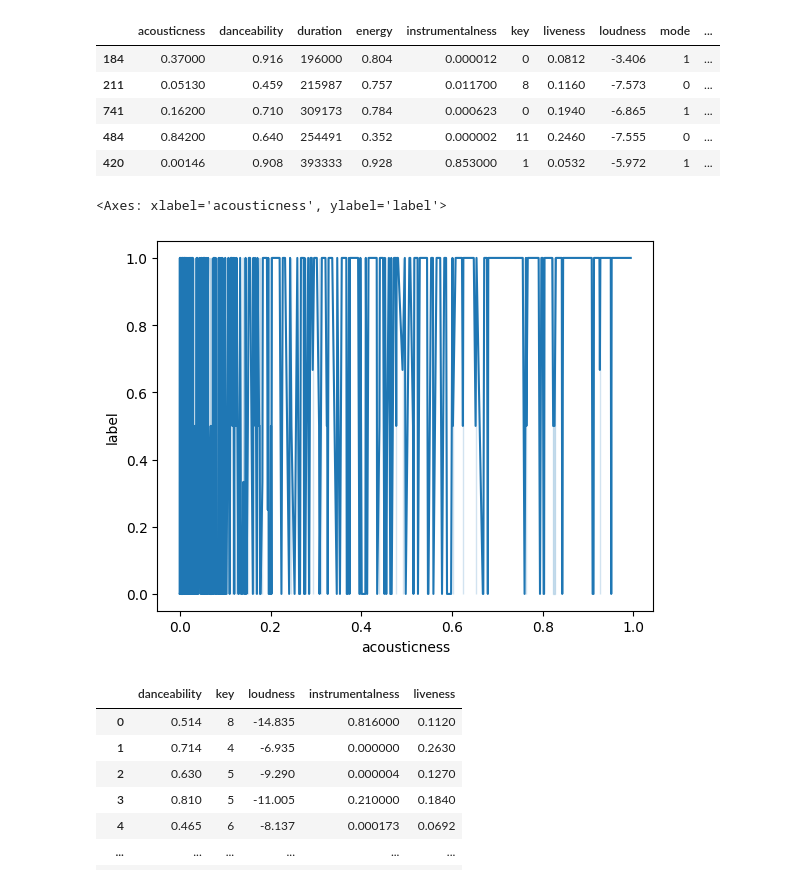
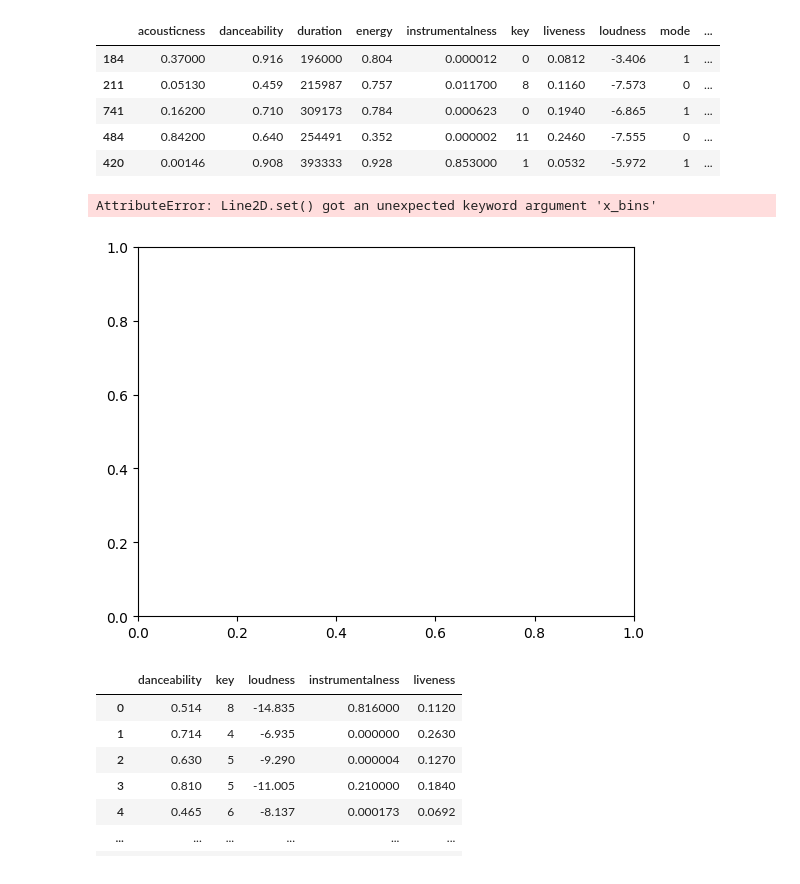
Before and after one commit to srkatsaras/FRTN65---Code-and-Notebooks, a Jupyter notebook: lab_song_classification.ipynb, the cells around one changed output. Saved outputs shown, nothing was run; the diff lists cells and outputs as text; code cells hidden in the pictures.

```diff
--- a/lab_song_classification.ipynb
+++ b/lab_song_classification.ipynb
@@ -48,10 +48,12 @@ train.sample(5)
 | 484 | 0.84200 | 0.640 | 254491 | 0.352 | 0.000002 | 11 | 0.2460 | -7.555 | 0 | ... |
 | 420 | 0.00146 | 0.908 | 393333 | 0.928 | 0.853000 | 1 | 0.0532 | -5.972 | 1 | ... |
 # %%
-sns.lineplot(x = 'acousticness', y = 'label',  data=train, errorbar="ci")
+dataset['AcousticnessBin'] = pd.cut(dataset['acousticness'].astype(int), 5)
+
+sns.lineplot(x = 'acousticness', y = 'label',  data=train, x_bins=10)
 # %% [output]
-<Axes: xlabel='acousticness', ylabel='label'>
+AttributeError: Line2D.set() got an unexpected keyword argument 'x_bins'
-[figure, old version]
+[figure, new version]
 # %%
 # select which features to use
 features = ['danceability','key','loudness','instrumentalness','liveness']
```
